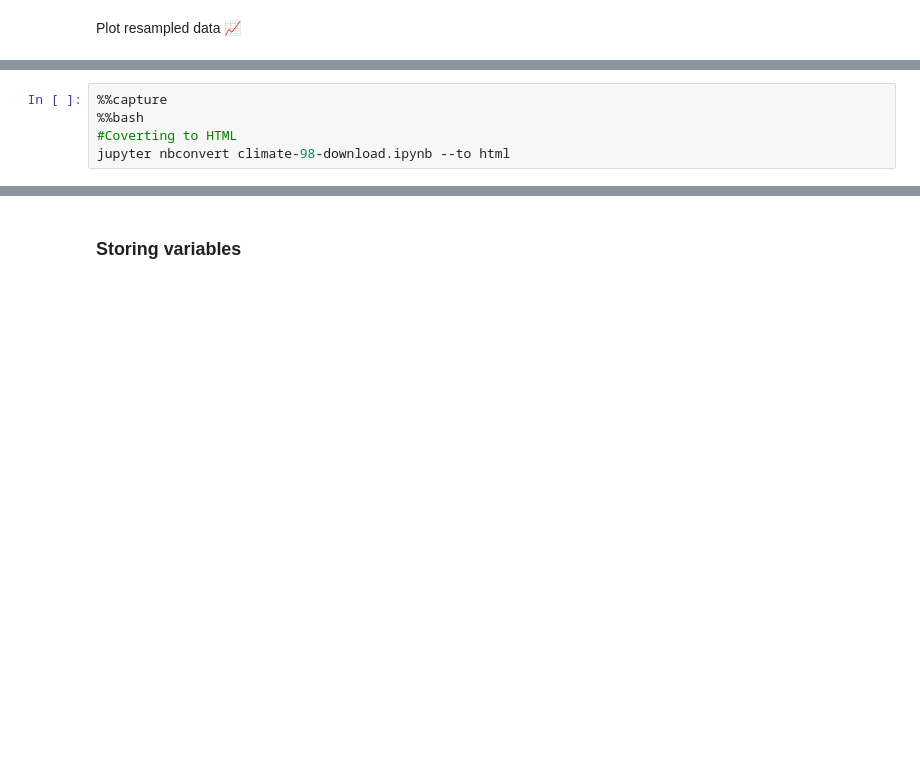
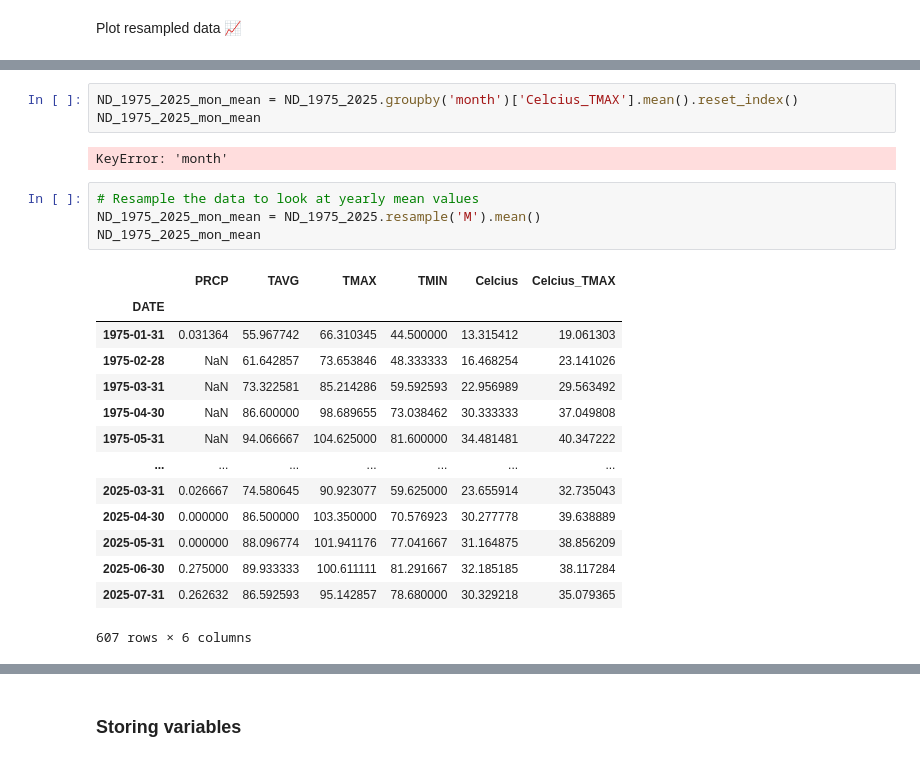
Before and after one commit to cu-esiil-edu/01-climate-git-gauravchakrabarty, a Jupyter notebook: notebooks/climate-98-download.ipynb, the cells around one changed output, grey strips where cells are left out. Saved outputs shown, nothing was run; the diff lists cells and outputs as text; blank space fills up the shorter version.

```diff
--- a/notebooks/climate-98-download.ipynb
+++ b/notebooks/climate-98-download.ipynb
@@ -235,8 +235,27 @@ ND_1975_2025_mean.hvplot(
 [interactive output not drawn]
 [interactive output not drawn]
 [interactive output not drawn]
-# %%
-%%capture
-%%bash
-#Coverting to HTML
-jupyter nbconvert climate-98-download.ipynb --to html
+# %%
+ND_1975_2025_mon_mean = ND_1975_2025.groupby('month')['Celcius_TMAX'].mean().reset_index()
+ND_1975_2025_mon_mean
+# %% [output]
+KeyError: 'month'
+# %%
+# Resample the data to look at yearly mean values
+ND_1975_2025_mon_mean = ND_1975_2025.resample('M').mean()
+ND_1975_2025_mon_mean
+# %% [output]
+|  | PRCP | TAVG | TMAX | TMIN | Celcius | Celcius_TMAX |
+| DATE |  |  |  |  |  |  |
+| 1975-01-31 | 0.031364 | 55.967742 | 66.310345 | 44.500000 | 13.315412 | 19.061303 |
+| 1975-02-28 | NaN | 61.642857 | 73.653846 | 48.333333 | 16.468254 | 23.141026 |
+| 1975-03-31 | NaN | 73.322581 | 85.214286 | 59.592593 | 22.956989 | 29.563492 |
+| 1975-04-30 | NaN | 86.600000 | 98.689655 | 73.038462 | 30.333333 | 37.049808 |
+| 1975-05-31 | NaN | 94.066667 | 104.625000 | 81.600000 | 34.481481 | 40.347222 |
+| ... | ... | ... | ... | ... | ... | ... |
+| 2025-03-31 | 0.026667 | 74.580645 | 90.923077 | 59.625000 | 23.655914 | 32.735043 |
+| 2025-04-30 | 0.000000 | 86.500000 | 103.350000 | 70.576923 | 30.277778 | 39.638889 |
+| 2025-05-31 | 0.000000 | 88.096774 | 101.941176 | 77.041667 | 31.164875 | 38.856209 |
+| 2025-06-30 | 0.275000 | 89.933333 | 100.611111 | 81.291667 | 32.185185 | 38.117284 |
+| 2025-07-31 | 0.262632 | 86.592593 | 95.142857 | 78.680000 | 30.329218 | 35.079365 |
+607 rows × 6 columns
```
Also changed, not shown: parts of 2 cells of this notebook, 1 other file.
